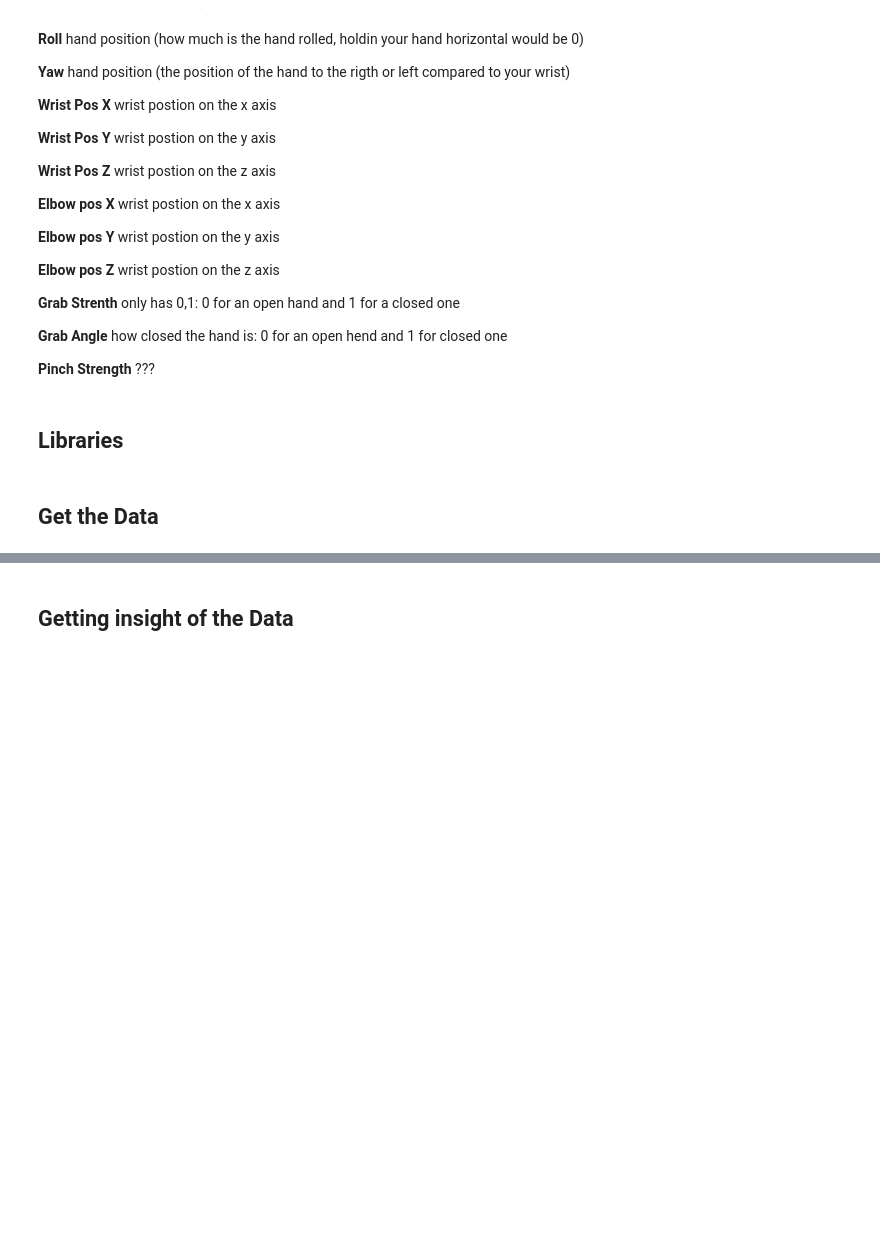
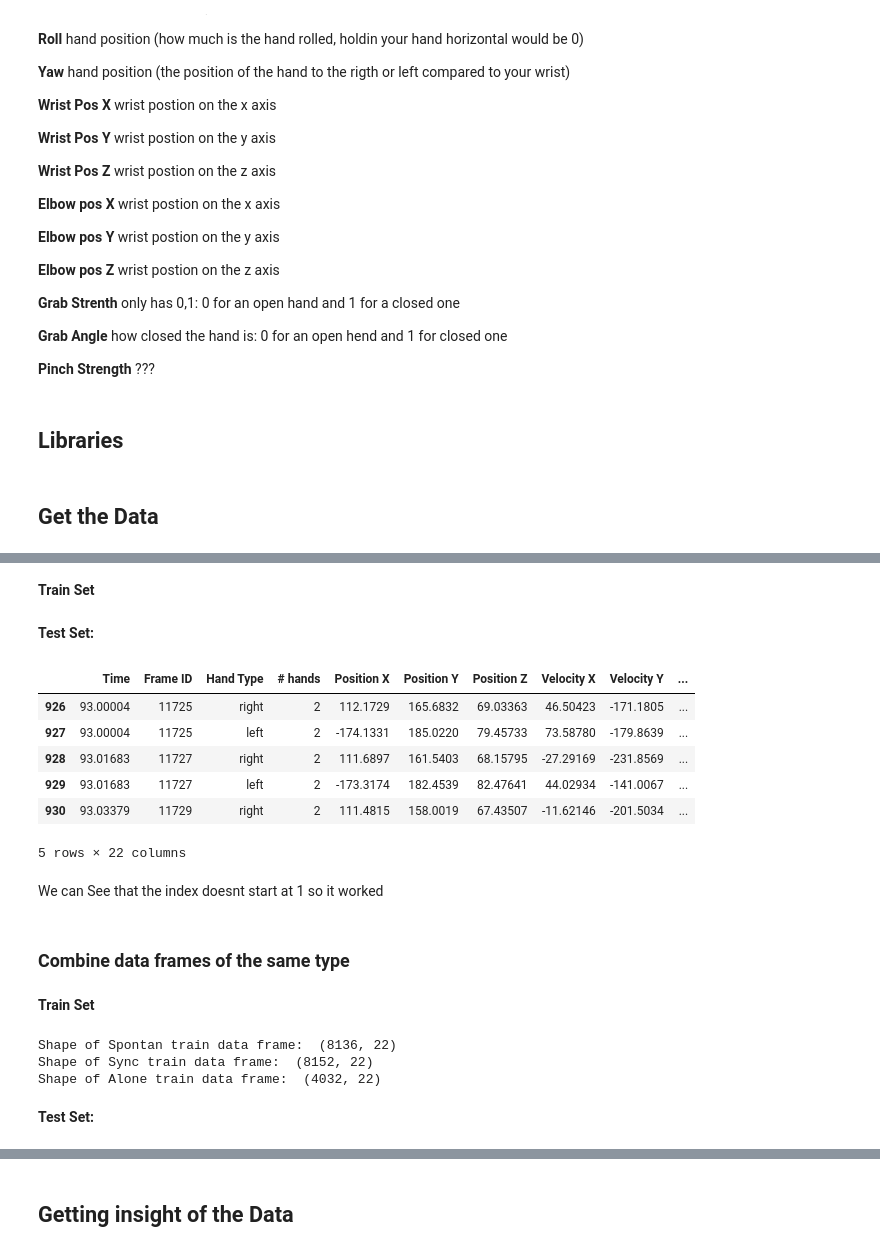
Before and after one commit to Inon-Sinn/Project-Gmar-2, a Jupyter notebook: Part 4 Hands.ipynb, the cells around one changed output, grey strips where cells are left out. Cells and saved outputs as stored; diff of their text form; code cells hidden in the pictures; blank space fills up the shorter version.

```diff
--- a/Part 4 Hands.ipynb
+++ b/Part 4 Hands.ipynb
@@ -72,0 +78,28 @@ warnings.filterwarnings('ignore')
+# %%
+def Create_df_without_7_sec(path):
+    df = pd.read_csv(path)
+    time_to_drop=math.ceil(df["Time"][0])+7
+    df=df[df["Time"]>time_to_drop]
+    return df
+# %% [markdown]
+**Train Set**
+# %%
+#Spontan
+#Evyatar_Spon = Create_df_without_7_sec("csv folder/Hand_Movement/Training/Evyatar Cohen/Evyatar636771050011691836Spontan.csv")
+Nofar_Spon = Create_df_without_7_sec("csv folder/Hand_Movement/Training/Nofar Social_Nuero/Nofar636759792183061005Spontan.csv")
+
+Spon_List_train = [Evyatar_Spon]
+
+#Sync
+#Evyatar_Sync = Create_df_without_7_sec("csv folder/Hand_Movement/Training/Evyatar Cohen/Evyatar636771050902934708Sync.csv")
+Nofar_Sync = Create_df_without_7_sec("csv folder/Hand_Movement/Training/Nofar Social_Nuero/Nofar636759794200223541Sync.csv")
+
+Sync_List_train = [Evyatar_Sync]
+
+#Alone
+#Evyatar_Alone = Create_df_without_7_sec("csv folder/Hand_Movement/Training/Evyatar Cohen/Evyatar636771051823980826Alone.csv")
+Nofar_Alone = Create_df_without_7_sec("csv folder/Hand_Movement/Training/Nofar Social_Nuero/Nofar636759793193137655Alone.csv")
+
+Alone_List_train = [Evyatar_Alone]
+# %% [markdown]
+**Test Set:**
@@ -72,0 +121,30 @@ warnings.filterwarnings('ignore')
+# %%
+Nofar_Spon.head()
+# %% [output]
+|  | Time | Frame ID | Hand Type | # hands | Position X | Position Y | Position Z | Velocity X | Velocity Y | ... |
+| 926 | 93.00004 | 11725 | right | 2 | 112.1729 | 165.6832 | 69.03363 | 46.50423 | -171.1805 | ... |
+| 927 | 93.00004 | 11725 | left | 2 | -174.1331 | 185.0220 | 79.45733 | 73.58780 | -179.8639 | ... |
+| 928 | 93.01683 | 11727 | right | 2 | 111.6897 | 161.5403 | 68.15795 | -27.29169 | -231.8569 | ... |
+| 929 | 93.01683 | 11727 | left | 2 | -173.3174 | 182.4539 | 82.47641 | 44.02934 | -141.0067 | ... |
+| 930 | 93.03379 | 11729 | right | 2 | 111.4815 | 158.0019 | 67.43507 | -11.62146 | -201.5034 | ... |
+5 rows × 22 columns
+# %% [markdown]
+We can See that the index doesnt start at 1 so it worked
+# %% [markdown]
+### Combine data frames of the same type
+# %% [markdown]
+**Train Set**
+# %%
+Spon_df_train = pd.concat(Spon_List_train)
+Sync_df_train = pd.concat(Sync_List_train)
+Alone_df_train = pd.concat(Alone_List_train)
+#check if it worked
+print("Shape of Spontan train data frame: ",Spon_df_train.shape)
+print("Shape of Sync train data frame: ",Sync_df_train.shape)
+print("Shape of Alone train data frame: ",Alone_df_train.shape)
+# %% [output]
+Shape of Spontan train data frame:  (8136, 22)
+Shape of Sync train data frame:  (8152, 22)
+Shape of Alone train data frame:  (4032, 22)
+# %% [markdown]
+**Test Set:**
```
Also changed, not shown: parts of 57 cells of this notebook.
